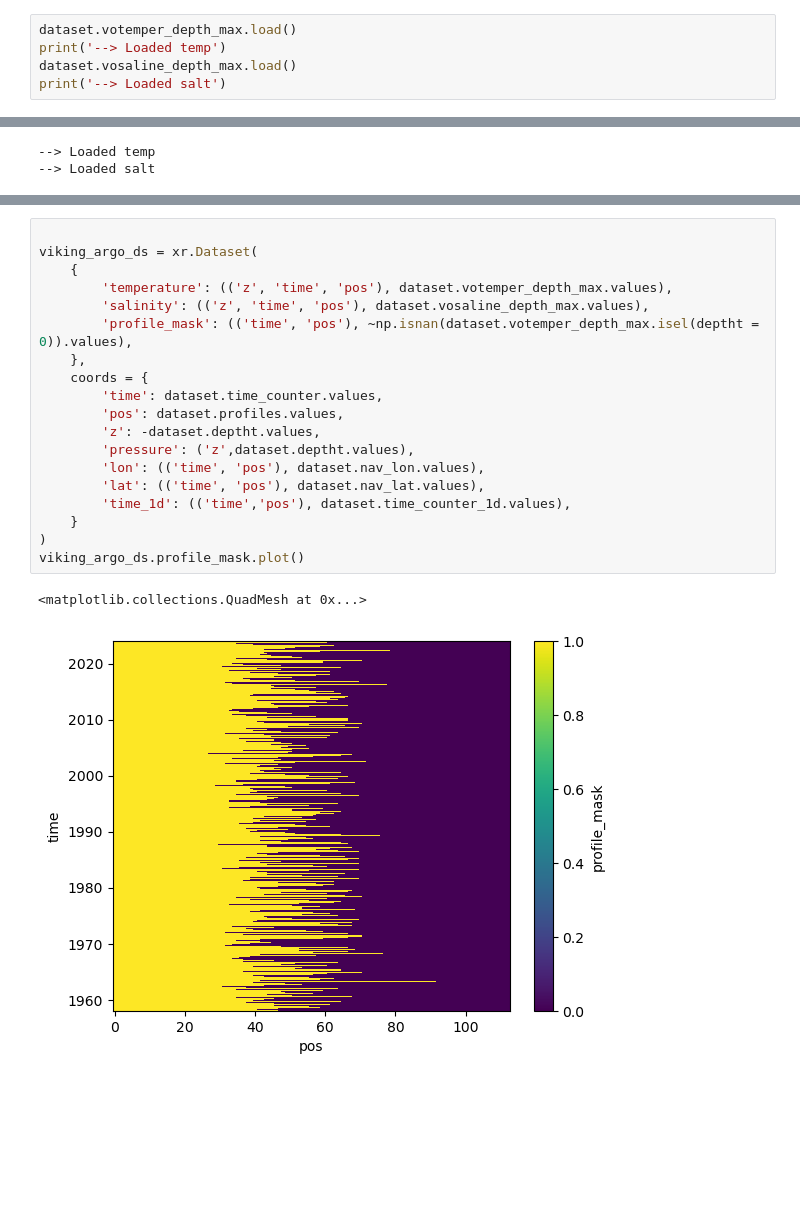
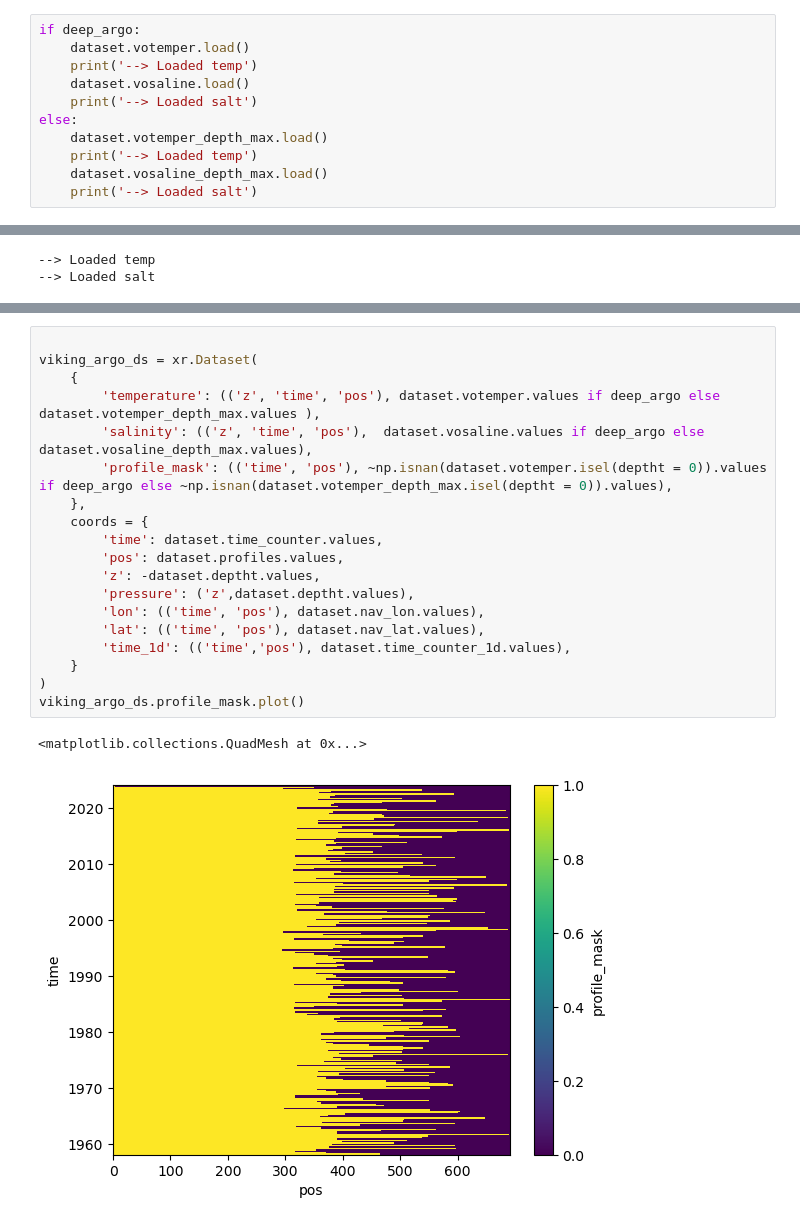
Before and after one commit to ywoelker/rapid-geostrophic-reconstruction, a Jupyter notebook: rapid_umo_reconstruction/09_viking_geostrophic_dataset.ipynb, the cells around one changed output, grey strips where cells are left out. Saved outputs shown, nothing was run; the diff lists cells and outputs as text; blank space fills up the shorter version.

Commit message:
argo dataset creation before cutting unused parts

```diff
--- a/rapid_umo_reconstruction/09_viking_geostrophic_dataset.ipynb
+++ b/rapid_umo_reconstruction/09_viking_geostrophic_dataset.ipynb
@@ -639,8 +722,14 @@ cluster
 # %%
-dataset.votemper_depth_max.load()
-print('--> Loaded temp')
-dataset.vosaline_depth_max.load()
-print('--> Loaded salt')
+if deep_argo:
+    dataset.votemper.load()
+    print('--> Loaded temp')
+    dataset.vosaline.load()
+    print('--> Loaded salt')
+else:
+    dataset.votemper_depth_max.load()
+    print('--> Loaded temp')
+    dataset.vosaline_depth_max.load()
+    print('--> Loaded salt')
 # %% [output]
 This may cause some slowdown.
 Consider scattering data ahead of time and using futures.
@@ -670,25 +741,25 @@ Coordinates:
 # %%
 
 viking_argo_ds = xr.Dataset(
     {
-        'temperature': (('z', 'time', 'pos'), dataset.votemper_depth_max.values),
-        'salinity': (('z', 'time', 'pos'), dataset.vosaline_depth_max.values),
-        'profile_mask': (('time', 'pos'), ~np.isnan(dataset.votemper_depth_max.isel(deptht = 0)).values),
+        'temperature': (('z', 'time', 'pos'), dataset.votemper.values if deep_argo else dataset.votemper_depth_max.values ),
+        'salinity': (('z', 'time', 'pos'),  dataset.vosaline.values if deep_argo else dataset.vosaline_depth_max.values),
+        'profile_mask': (('time', 'pos'), ~np.isnan(dataset.votemper.isel(deptht = 0)).values if deep_argo else ~np.isnan(dataset.votemper_depth_max.isel(deptht = 0)).values),
     },
     coords = {
         'time': dataset.time_counter.values,
         'pos': dataset.profiles.values,
         'z': -dataset.deptht.values,
         'pressure': ('z',dataset.deptht.values),
         'lon': (('time', 'pos'), dataset.nav_lon.values),
         'lat': (('time', 'pos'), dataset.nav_lat.values),
         'time_1d': (('time','pos'), dataset.time_counter_1d.values),
     }
 )
 viking_argo_ds.profile_mask.plot()
 # %% [output]
 <matplotlib.collections.QuadMesh at 0x...>
-[figure, old version]
+[figure, new version]
 # %%
 from gsw import CT_from_pt, rho
 
```
Also changed, not shown: parts of 27 cells of this notebook.
